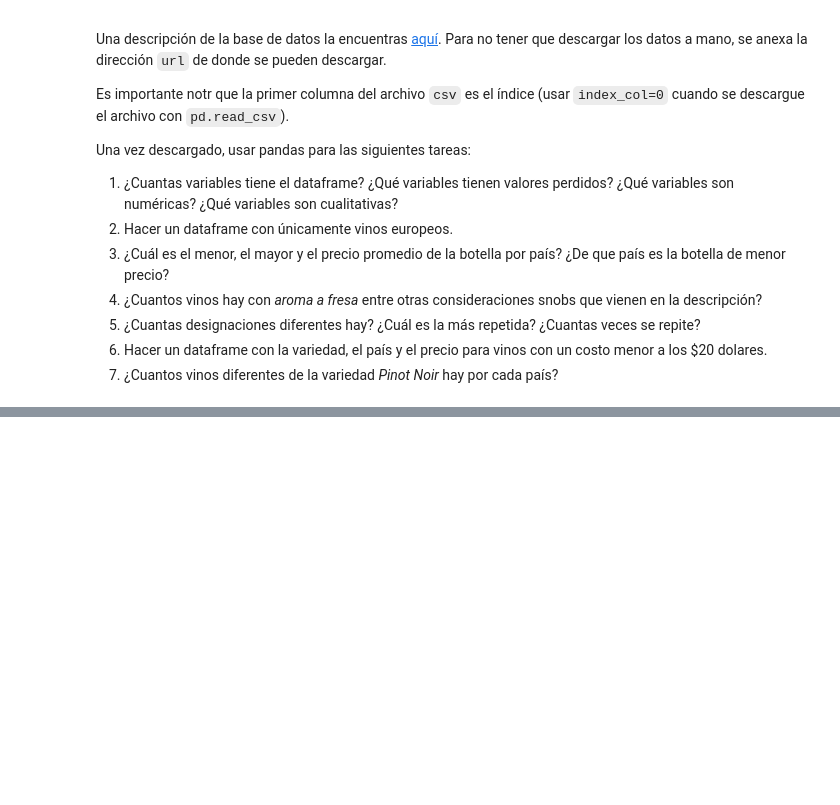
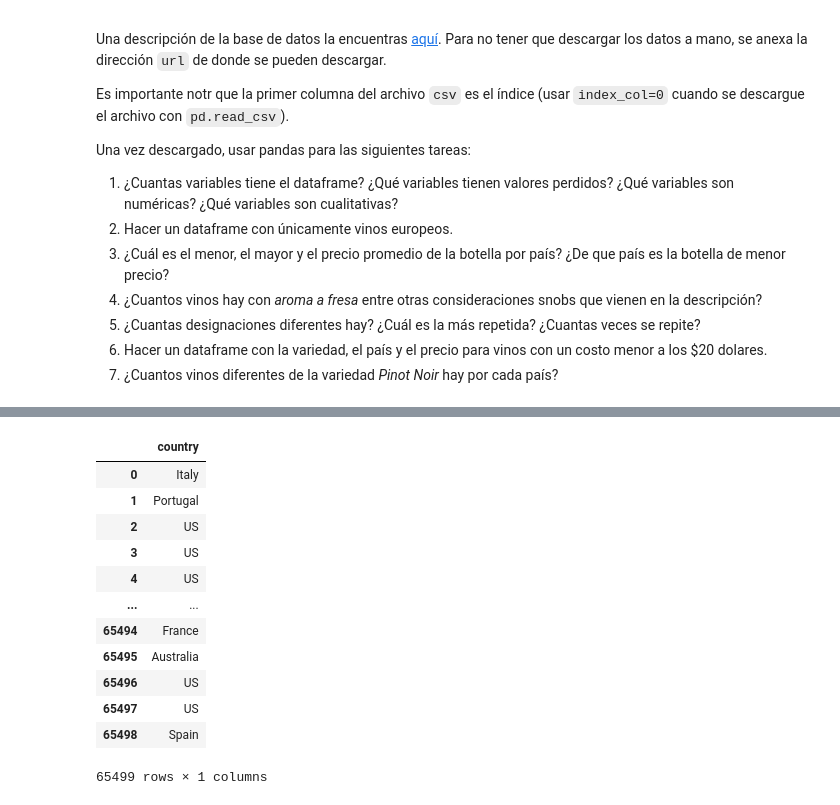
Before and after one commit to KarimRm/libretaPython, a Jupyter notebook: intro_pandas.ipynb, the cells around one changed output, grey strips where cells are left out. Saved outputs shown, nothing was run; the diff lists cells and outputs as text; code cells hidden in the pictures; blank space fills up the shorter version.

```diff
--- a/intro_pandas.ipynb
+++ b/intro_pandas.ipynb
@@ -543,5 +590,22 @@ winmag_url = 'https://gist.githubusercontent.com/clairehq/79acab35be50eaf1c38394
 # %%
 # Hacer un dataframe con únicamente vinos europeos.
+
+vinos_europa = df_wine.filter(['country'])
+vinos_europa
+# %% [output]
+|  | country |
+| 0 | Italy |
+| 1 | Portugal |
+| 2 | US |
+| 3 | US |
+| 4 | US |
+| ... | ... |
+| 65494 | France |
+| 65495 | Australia |
+| 65496 | US |
+| 65497 | US |
+| 65498 | Spain |
+65499 rows × 1 columns
 # %%
 # ¿Cuál es el menor, el mayor y el precio promedio de la botella por país?
 # ¿De que país es la botella de menor precio?
```
Also changed, not shown: parts of 5 cells of this notebook.
